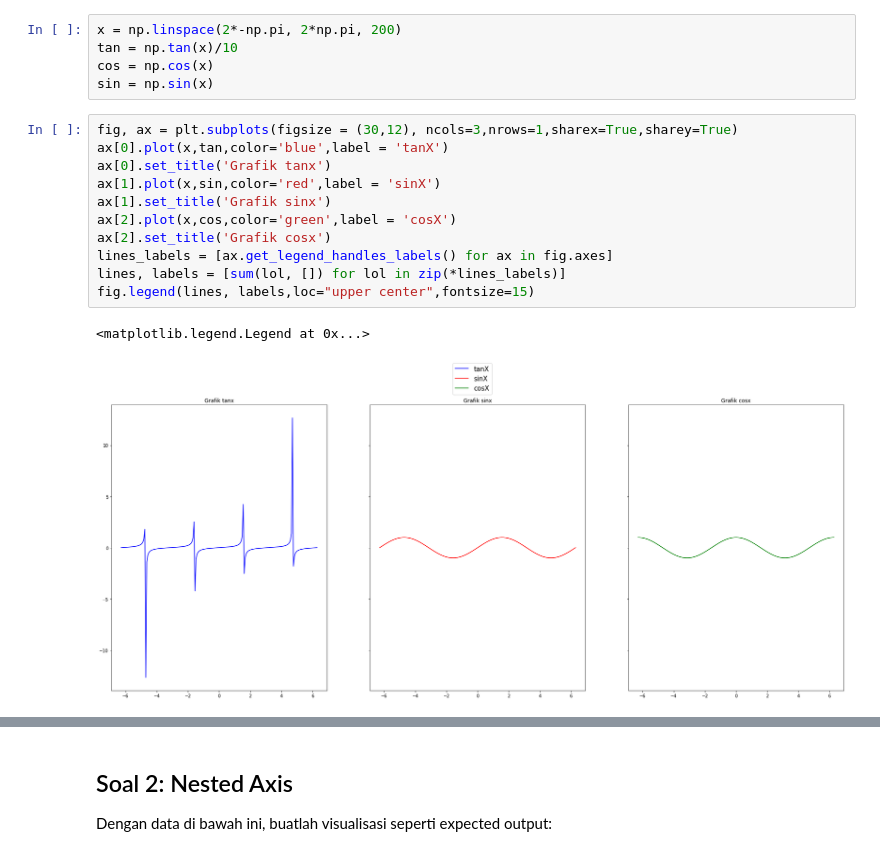
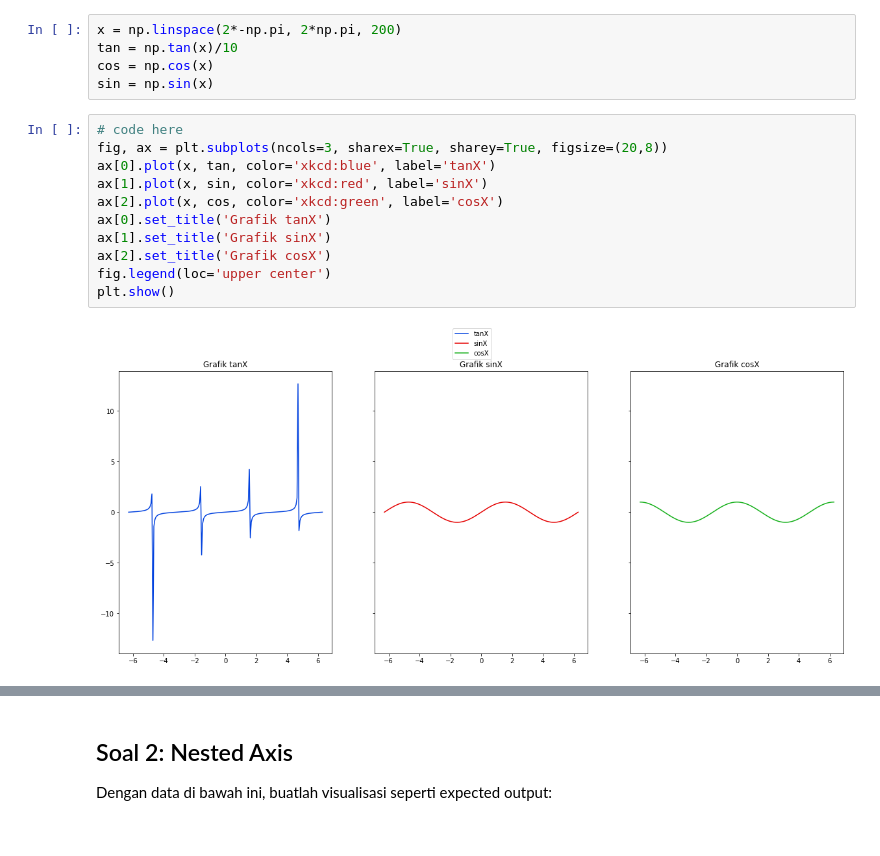
Before and after one commit to anggawp-learning/sanberlearn, a Jupyter notebook: Tugas Hari 3 Pekan 3_Angga Wahyu Pratama.ipynb, the cells around one changed output, grey strips where cells are left out. Saved outputs shown, nothing was run; the diff lists cells and outputs as text.

```diff
--- a/Tugas Hari 3 Pekan 3_Angga Wahyu Pratama.ipynb
+++ b/Tugas Hari 3 Pekan 3_Angga Wahyu Pratama.ipynb
@@ -11,19 +11,18 @@ tan = np.tan(x)/10
 cos = np.cos(x)
 sin = np.sin(x)
 # %%
-fig, ax = plt.subplots(figsize = (30,12), ncols=3,nrows=1,sharex=True,sharey=True)
-ax[0].plot(x,tan,color='blue',label = 'tanX')
-ax[0].set_title('Grafik tanx')
-ax[1].plot(x,sin,color='red',label = 'sinX')
-ax[1].set_title('Grafik sinx')
-ax[2].plot(x,cos,color='green',label = 'cosX')
-ax[2].set_title('Grafik cosx')
-lines_labels = [ax.get_legend_handles_labels() for ax in fig.axes]
-lines, labels = [sum(lol, []) for lol in zip(*lines_labels)]
-fig.legend(lines, labels,loc="upper center",fontsize=15)
+# code here
+fig, ax = plt.subplots(ncols=3, sharex=True, sharey=True, figsize=(20,8))
+ax[0].plot(x, tan, color='xkcd:blue', label='tanX')
+ax[1].plot(x, sin, color='xkcd:red', label='sinX')
+ax[2].plot(x, cos, color='xkcd:green', label='cosX')
+ax[0].set_title('Grafik tanX')
+ax[1].set_title('Grafik sinX')
+ax[2].set_title('Grafik cosX')
+fig.legend(loc='upper center')
+plt.show()
 # %% [output]
-<matplotlib.legend.Legend at 0x...>
-[figure, old version]
+[figure, new version]
 # %% [markdown]
 Expected Output:
 
```
Also changed, not shown: parts of 2 cells of this notebook.
